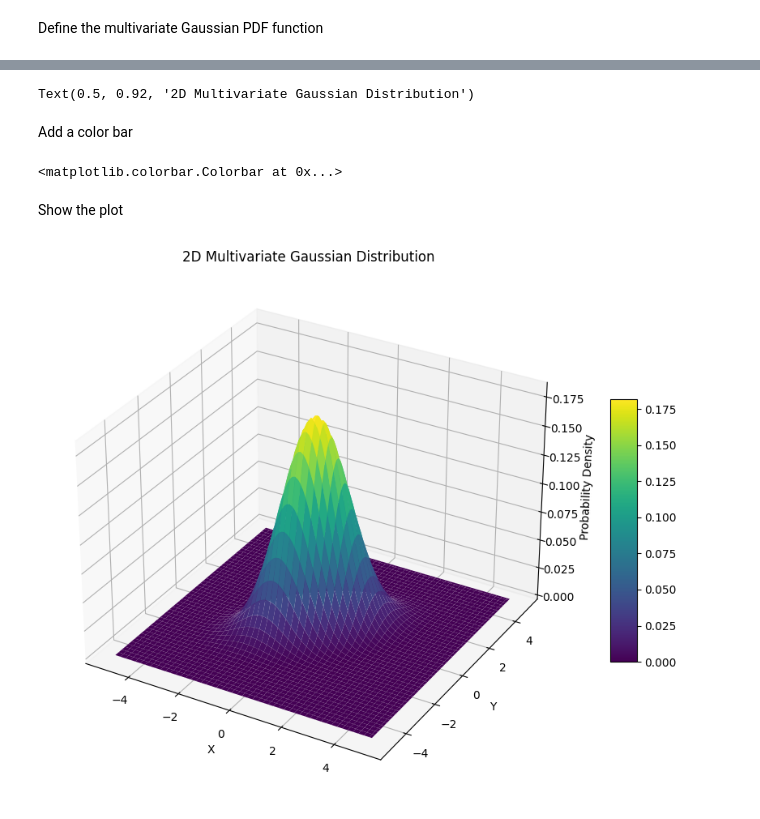
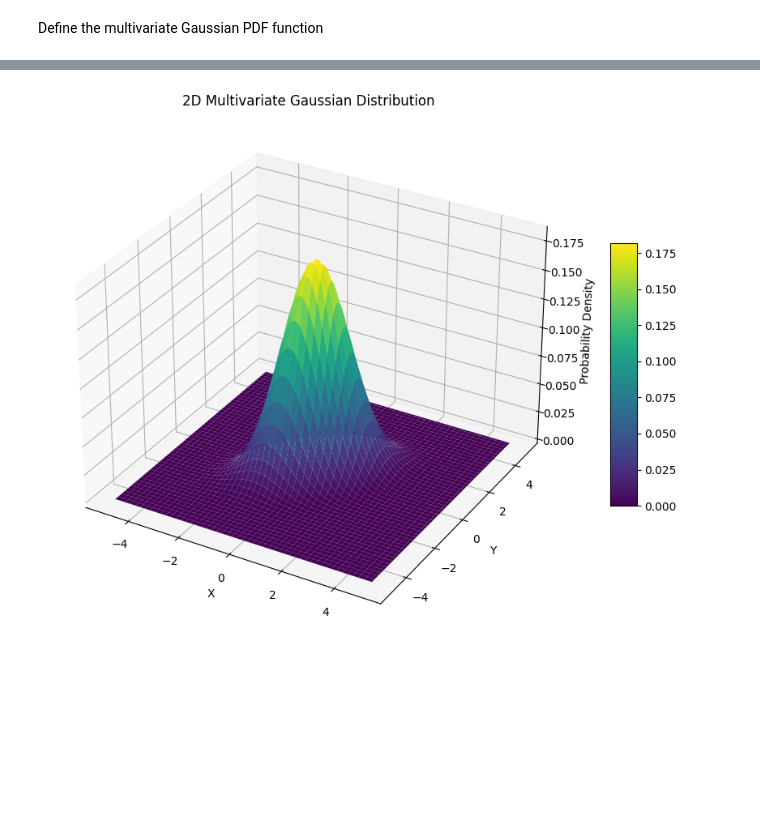
Before and after one commit to ezixuan27/MachineLearningClasses, a Jupyter notebook: ML_2/1_multivariate_gaussian/multi_gaussian.ipynb, the cells around one changed output, grey strips where cells are left out. Saved outputs shown, nothing was run; the diff lists cells and outputs as text; code cells hidden in the pictures; blank space fills up the shorter version.

```diff
--- a/ML_2/1_multivariate_gaussian/multi_gaussian.ipynb
+++ b/ML_2/1_multivariate_gaussian/multi_gaussian.ipynb
@@ -55,20 +10,54 @@ Add labels and title
-# %%
-ax.set_xlabel('X')
-ax.set_ylabel('Y')
-ax.set_zlabel('Probability Density')
-ax.set_title('2D Multivariate Gaussian Distribution')
-# %% [output]
-Text(0.5, 0.92, '2D Multivariate Gaussian Distribution')
-# %% [markdown]
-Add a color bar
-# %%
-fig.colorbar(surf, ax=ax, shrink=0.5, aspect=10)
-# %% [output]
-<matplotlib.colorbar.Colorbar at 0x...>
-# %% [markdown]
-Show the plot
-# %%
-plt.tight_layout()
-plt.show()
-# %% [output]
-[figure, removed]
+# %%
+def multivariate_gaussian(x, μ, Σ):
+	Զπ = 2*np.pi
+	ӏΣӏ = np.linalg.det(Σ)
+	Σˉᣳ = np.linalg.inv(Σ)
+	n = len(μ)  # Dimensionality
+#
+	# Normalization constant
+	s = 1 / (Զπ**(n / 2) * ӏΣӏ**(1/2))
+#
+	# Exponent term
+	exponent = -0.5 * (x - μ).T.dot(Σˉᣳ).dot(x - μ)
+#
+	# Compute the PDF
+	pdf = s * np.exp(exponent)
+	return pdf
+#
+# Define the μ vector and Covariance matrix
+μ = np.array([0, 0])  # Mean vector [mu_x, mu_y]
+Σ = np.array([[1, 0.5], [0.5, 1]])  # Covariance matrix
+#
+# Create a grid of points in 2D space
+x = np.linspace(-5, 5, 100)
+y = np.linspace(-5, 5, 100)
+Y, X = np.meshgrid(x, y)
+pos = np.dstack((X, Y))  # Combine X and Y into a 2D grid
+#
+# Compute the multivariate Gaussian PDF at each point on the grid
+Z = np.zeros_like(X)
+for i in range(X.shape[0]):
+	for j in range(X.shape[1]):
+		Z[i, j] = multivariate_gaussian(np.array([X[i, j], Y[i, j]]), μ, Σ)
+#
+# Plot the 3D surface
+fig = plt.figure(figsize=(10, 7))
+ax = fig.add_subplot(111, projection='3d')
+#
+# Plot the surface
+surf = ax.plot_surface(X, Y, Z, cmap='viridis', edgecolor='none')
+#
+# Add labels and title
+ax.set_xlabel('X')
+ax.set_ylabel('Y')
+ax.set_zlabel('Probability Density')
+ax.set_title('2D Multivariate Gaussian Distribution')
+#
+# Add a color bar
+fig.colorbar(surf, ax=ax, shrink=0.5, aspect=10)
+#
+# Show the plot
+plt.tight_layout()
+plt.show()
+# %% [output]
+[figure, added]
```
Also changed, not shown: parts of 14 cells of this notebook, 1 other file.
